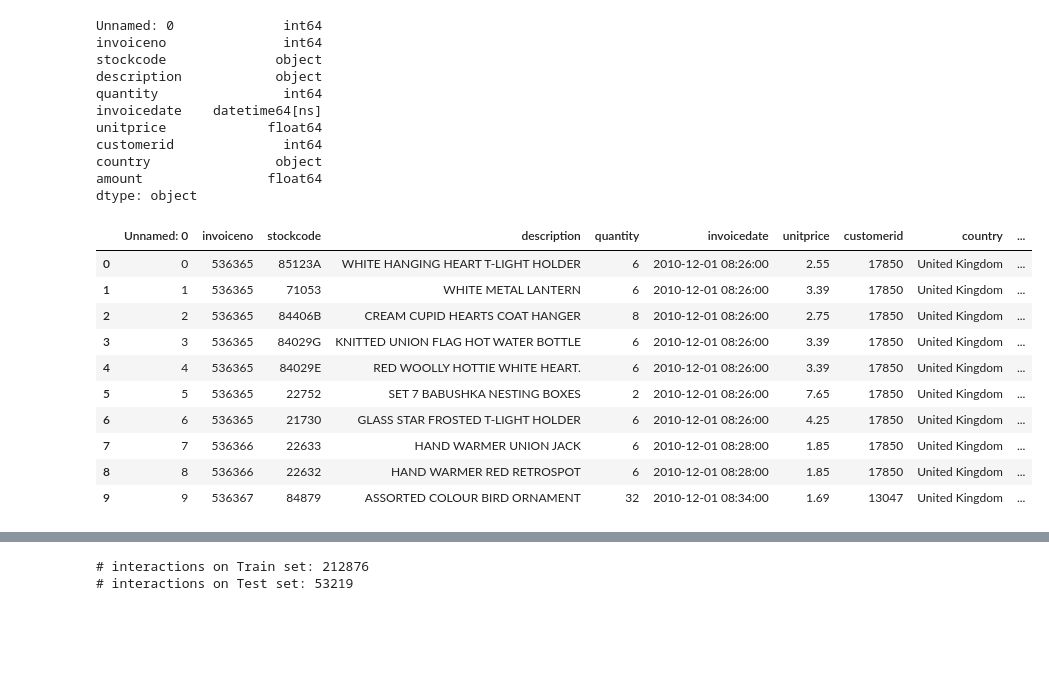
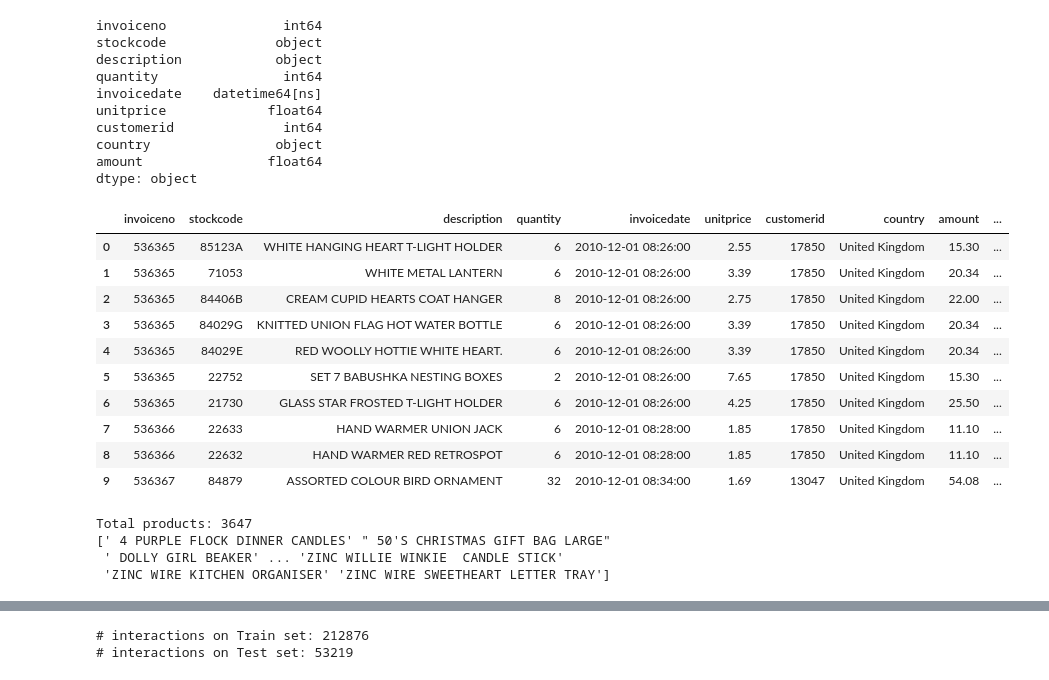
Before and after one commit to Aukerul-Shuvo/DAAS_Retail, a Jupyter notebook: notebook/Recommender System.ipynb, the cells around one changed output, grey strips where cells are left out. Drawn from its saved outputs; the diff is of its cells as text; code cells hidden in the pictures; blank space fills up the shorter version.

```diff
--- a/notebook/Recommender System.ipynb
+++ b/notebook/Recommender System.ipynb
@@ -16,12 +17,13 @@ import matplotlib.pyplot as plt
 # %%
-cs_df = pd.read_csv('../data/cleaned_online_retail.csv')
+interactions_df = pd.read_csv('../data/cleaned_online_retail.csv')
 # %%
-cs_df['invoicedate'] = pd.to_datetime(cs_df['invoicedate'])
+interactions_df['invoicedate'] = pd.to_datetime(interactions_df['invoicedate'])
+#Dropping unnecessary columns
+if 'Unnamed: 0' in list(interactions_df.columns):
+    interactions_df.drop(['Unnamed: 0'], axis=1, inplace=True)
 
-
-cs_df.dtypes
+interactions_df.dtypes
 # %% [output]
-Unnamed: 0              int64
 invoiceno               int64
 stockcode              object
 description            object
@@ -33,17 +35,42 @@ country                object
 amount                float64
 dtype: object
 # %%
-cs_df["description_enc"] = cs_df["description"].astype('category').cat.codes
-cs_df.head(10)
+le_product = preprocessing.LabelEncoder()
+# cs_df["description_enc"] = cs_df["description"].astype('category').cat.codes
+
+le_product.fit(list(interactions_df["description"]))
+interactions_df["productid"] = le_product.transform(list(interactions_df["description"]))
+interactions_df["productid"] = interactions_df["productid"].astype('category')
+
+#  as all customers bought all products, we delete some random rows
+# remove_n = 50000
+# print(len(interactions_df))
+# drop_indices = np.random.choice(interactions_df.index, remove_n, replace=False)
+# interactions_df.drop(drop_indices, inplace=True)
+# print(len(interactions_df))
+
+interactions_df.head(10)
 # %% [output]
-|  | Unnamed: 0 | invoiceno | stockcode | description | quantity | invoicedate | unitprice | customerid | country | ... |
-| 0 | 0 | 536365 | 85123A | WHITE HANGING HEART T-LIGHT HOLDER | 6 | 2010-12-01 08:26:00 | 2.55 | 17850 | United Kingdom | ... |
-| 1 | 1 | 536365 | 71053 | WHITE METAL LANTERN | 6 | 2010-12-01 08:26:00 | 3.39 | 17850 | United Kingdom | ... |
-| 2 | 2 | 536365 | 84406B | CREAM CUPID HEARTS COAT HANGER | 8 | 2010-12-01 08:26:00 | 2.75 | 17850 | United Kingdom | ... |
-| 3 | 3 | 536365 | 84029G | KNITTED UNION FLAG HOT WATER BOTTLE | 6 | 2010-12-01 08:26:00 | 3.39 | 17850 | United Kingdom | ... |
-| 4 | 4 | 536365 | 84029E | RED WOOLLY HOTTIE WHITE HEART. | 6 | 2010-12-01 08:26:00 | 3.39 | 17850 | United Kingdom | ... |
-| 5 | 5 | 536365 | 22752 | SET 7 BABUSHKA NESTING BOXES | 2 | 2010-12-01 08:26:00 | 7.65 | 17850 | United Kingdom | ... |
-| 6 | 6 | 536365 | 21730 | GLASS STAR FROSTED T-LIGHT HOLDER | 6 | 2010-12-01 08:26:00 | 4.25 | 17850 | United Kingdom | ... |
-| 7 | 7 | 536366 | 22633 | HAND WARMER UNION JACK | 6 | 2010-12-01 08:28:00 | 1.85 | 17850 | United Kingdom | ... |
-| 8 | 8 | 536366 | 22632 | HAND WARMER RED RETROSPOT | 6 | 2010-12-01 08:28:00 | 1.85 | 17850 | United Kingdom | ... |
-| 9 | 9 | 536367 | 84879 | ASSORTED COLOUR BIRD ORNAMENT | 32 | 2010-12-01 08:34:00 | 1.69 | 13047 | United Kingdom | ... |
+|  | invoiceno | stockcode | description | quantity | invoicedate | unitprice | customerid | country | amount | ... |
+| 0 | 536365 | 85123A | WHITE HANGING HEART T-LIGHT HOLDER | 6 | 2010-12-01 08:26:00 | 2.55 | 17850 | United Kingdom | 15.30 | ... |
+| 1 | 536365 | 71053 | WHITE METAL LANTERN | 6 | 2010-12-01 08:26:00 | 3.39 | 17850 | United Kingdom | 20.34 | ... |
+| 2 | 536365 | 84406B | CREAM CUPID HEARTS COAT HANGER | 8 | 2010-12-01 08:26:00 | 2.75 | 17850 | United Kingdom | 22.00 | ... |
+| 3 | 536365 | 84029G | KNITTED UNION FLAG HOT WATER BOTTLE | 6 | 2010-12-01 08:26:00 | 3.39 | 17850 | United Kingdom | 20.34 | ... |
+| 4 | 536365 | 84029E | RED WOOLLY HOTTIE WHITE HEART. | 6 | 2010-12-01 08:26:00 | 3.39 | 17850 | United Kingdom | 20.34 | ... |
+| 5 | 536365 | 22752 | SET 7 BABUSHKA NESTING BOXES | 2 | 2010-12-01 08:26:00 | 7.65 | 17850 | United Kingdom | 15.30 | ... |
+| 6 | 536365 | 21730 | GLASS STAR FROSTED T-LIGHT HOLDER | 6 | 2010-12-01 08:26:00 | 4.25 | 17850 | United Kingdom | 25.50 | ... |
+| 7 | 536366 | 22633 | HAND WARMER UNION JACK | 6 | 2010-12-01 08:28:00 | 1.85 | 17850 | United Kingdom | 11.10 | ... |
+| 8 | 536366 | 22632 | HAND WARMER RED RETROSPOT | 6 | 2010-12-01 08:28:00 | 1.85 | 17850 | United Kingdom | 11.10 | ... |
+| 9 | 536367 | 84879 | ASSORTED COLOUR BIRD ORNAMENT | 32 | 2010-12-01 08:34:00 | 1.69 | 13047 | United Kingdom | 54.08 | ... |
+# %%
+print('Total products:', len(le_product.classes_))
+print(le_product.classes_) # get the class names of product
+
+
+product_classes = le_product.classes_
+product_classes = {i: product_classes[i] for i in range(len(le_product.classes_))}
+# %% [output]
+Total products: 3647
+[' 4 PURPLE FLOCK DINNER CANDLES' " 50'S CHRISTMAS GIFT BAG LARGE"
+ ' DOLLY GIRL BEAKER' ... 'ZINC WILLIE WINKIE  CANDLE STICK'
+ 'ZINC WIRE KITCHEN ORGANISER' 'ZINC WIRE SWEETHEART LETTER TRAY']
```
Also changed, not shown: parts of 36 cells of this notebook, 1 other file.
